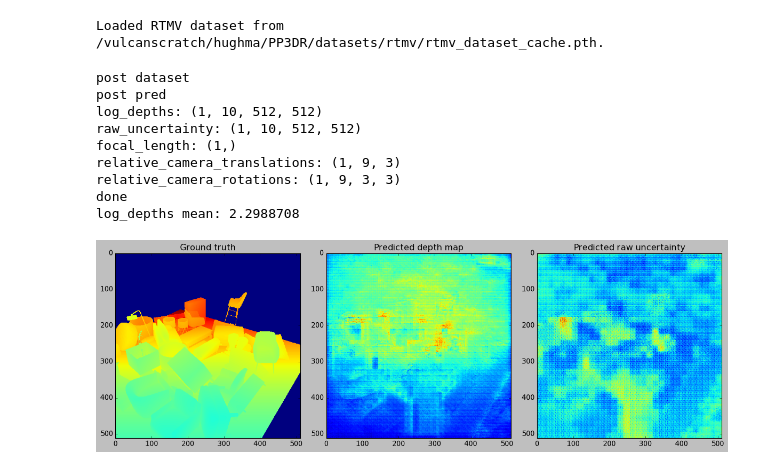
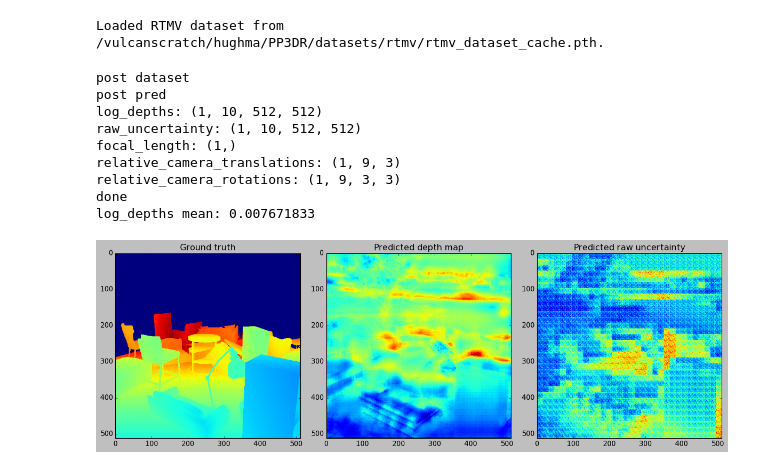
Before and after one commit to hughmathimati/PP3DR, a Jupyter notebook: PP3DR/visualise/notebook.ipynb, the cells around one changed output. Cells and saved outputs as stored; diff of their text form; code cells hidden in the pictures.

```diff
--- a/PP3DR/visualise/notebook.ipynb
+++ b/PP3DR/visualise/notebook.ipynb
@@ -15,7 +15,7 @@ model = PP3DR()
 # model = PP3DR_pretrained_depth()
 remove_front = True
 # I want to see which parameters are left over after loading this.
-loaded_state_dict = torch.load("/vulcanscratch/hughma/PP3DR/2-11_8-17_resconv_pos-embed/PP3DR.pth", weights_only=True)
+loaded_state_dict = torch.load("/vulcanscratch/hughma/PP3DR/5-23_11-23_dim-1024_100-more-epochs/PP3DR.pth", weights_only=True)
 if remove_front:
     # The lines here are necessary if all the loaded state dict entries begin with an extra "module."
     new_state_dict = {}
@@ -42,7 +42,7 @@ dataset = rtmv_dataset()
 # %% [output]
 Loaded RTMV dataset from /vulcanscratch/hughma/PP3DR/datasets/rtmv/rtmv_dataset_cache.pth.
 # %%
-data = dataset[8] # 8
+data = dataset[0] # 8
 print("post dataset")
 for key in data:
     try:
@@ -51,32 +51,32 @@ for key in data:
         data[key] = torch.tensor([data[key]])
 with torch.amp.autocast("cuda", dtype = torch.bfloat16), torch.no_grad():
     pred = model(data['images'].to("cuda"), data['rope_x'].to("cuda"), data['rope_y'].to("cuda"), data['original_height'].to('cuda'), data['original_width'].to('cuda'))
 print("post pred")
 for key in pred:
     pred[key] = pred[key].to(torch.float32).cpu().numpy(force=True)
     print(f"{key}: {pred[key].shape}")
 print("done")
 print("log_depths mean:", pred['log_depths'][0][0].mean())
 import numpy as np
 # plt.style.use("seaborn-v0_8-darkgrid")
 plt.style.use("classic")
 fig, (a1, a2, a3) = plt.subplots(1, 3, figsize=(15, 45))
 data['depths'][data['depths'] < 0] = 0
 a1.imshow(data['depths'][0][0])
 a1.set_title("Ground truth")
 a2.imshow(np.exp(pred['log_depths'][0][0]))
 a2.set_title("Predicted depth map")
 a3.imshow(pred['raw_uncertainty'][0][0])
 a3.set_title("Predicted raw uncertainty")
 fig.tight_layout()
 # %% [output]
 post dataset
 post pred
 log_depths: (1, 10, 512, 512)
 raw_uncertainty: (1, 10, 512, 512)
 focal_length: (1,)
 relative_camera_translations: (1, 9, 3)
 relative_camera_rotations: (1, 9, 3, 3)
 done
-log_depths mean: 2.2988708
+log_depths mean: 0.007671833
-[figure, old version]
+[figure, new version]
```
Also changed, not shown: 5 other files.
